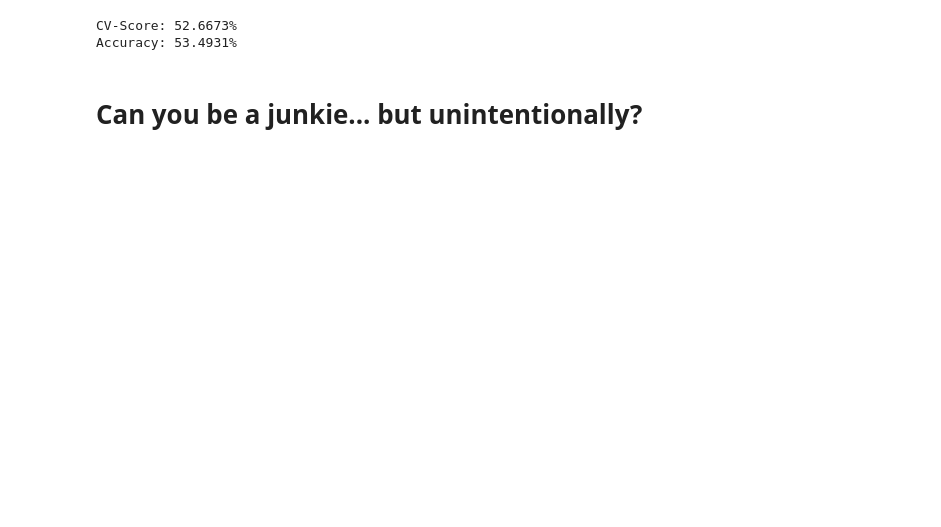
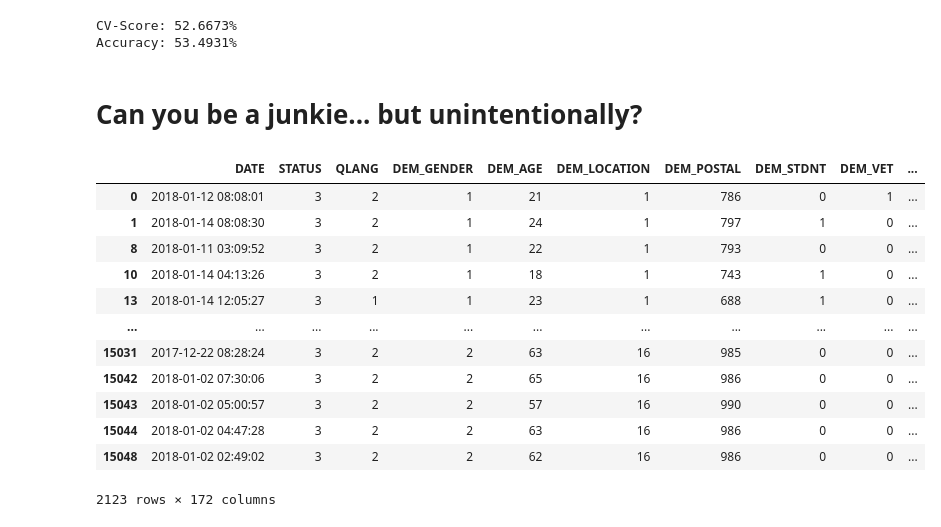
Before and after one commit to percy-xu/DataFest, a Jupyter notebook: notebook.ipynb, the cells around one changed output. Saved outputs shown, nothing was run; the diff lists cells and outputs as text; code cells hidden in the pictures; blank space fills up the shorter version.

```diff
--- a/notebook.ipynb
+++ b/notebook.ipynb
@@ -134,6 +134,22 @@ def filter_nmu(df, country):
     # drop irrelevant observations
     df_new = df_new.query("PRES_FOR_PAIN==True and RECR_USE==True")
     return df_new
+# %%
+filter_nmu(df_de, 'de')
+# %% [output]
+|  | DATE | STATUS | QLANG | DEM_GENDER | DEM_AGE | DEM_LOCATION | DEM_POSTAL | DEM_STDNT | DEM_VET | ... |
+| 0 | 2018-01-12 08:08:01 | 3 | 2 | 1 | 21 | 1 | 786 | 0 | 1 | ... |
+| 1 | 2018-01-14 08:08:30 | 3 | 2 | 1 | 24 | 1 | 797 | 1 | 0 | ... |
+| 8 | 2018-01-11 03:09:52 | 3 | 2 | 1 | 22 | 1 | 793 | 0 | 0 | ... |
+| 10 | 2018-01-14 04:13:26 | 3 | 2 | 1 | 18 | 1 | 743 | 1 | 0 | ... |
+| 13 | 2018-01-14 12:05:27 | 3 | 1 | 1 | 23 | 1 | 688 | 1 | 0 | ... |
+| ... | ... | ... | ... | ... | ... | ... | ... | ... | ... | ... |
+| 15031 | 2017-12-22 08:28:24 | 3 | 2 | 2 | 63 | 16 | 985 | 0 | 0 | ... |
+| 15042 | 2018-01-02 07:30:06 | 3 | 2 | 2 | 65 | 16 | 986 | 0 | 0 | ... |
+| 15043 | 2018-01-02 05:00:57 | 3 | 2 | 2 | 57 | 16 | 990 | 0 | 0 | ... |
+| 15044 | 2018-01-02 04:47:28 | 3 | 2 | 2 | 63 | 16 | 986 | 0 | 0 | ... |
+| 15048 | 2018-01-02 02:49:02 | 3 | 2 | 2 | 62 | 16 | 986 | 0 | 0 | ... |
+2123 rows × 172 columns
 # %%
 df_nmu_de = filter_nmu(df_de, 'de')
 px.histogram(df_nmu_de, x='DEM_AGE', nbins=20, title='GERMANY')
```
